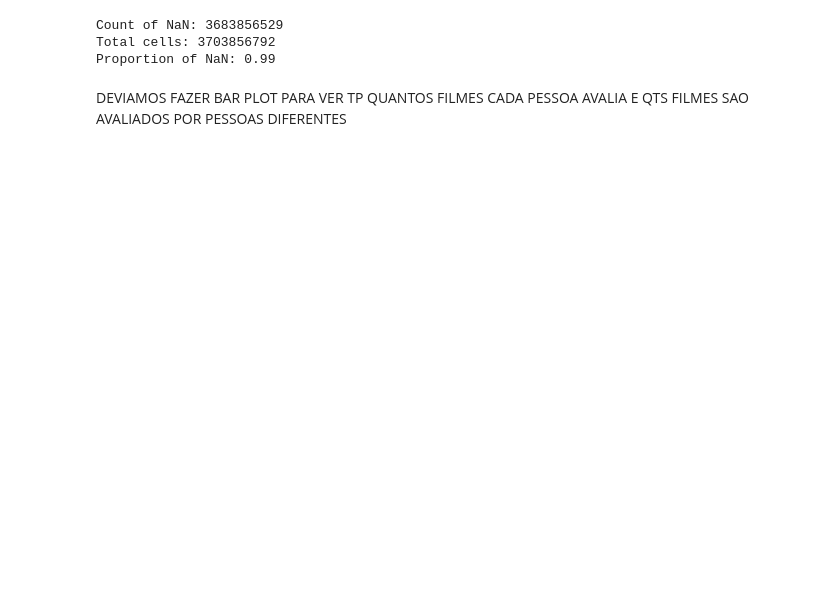
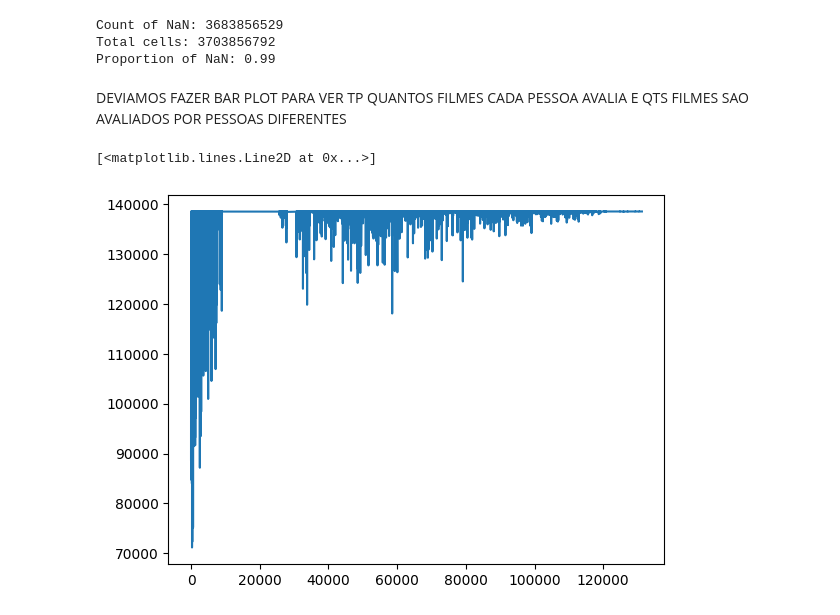
Before and after one commit to jepe06/Project2--Recommender-System, a Jupyter notebook: 01 data.ipynb, the cells around one changed output. Saved outputs shown, nothing was run; the diff lists cells and outputs as text; code cells hidden in the pictures; blank space fills up the shorter version.

```diff
--- a/01 data.ipynb
+++ b/01 data.ipynb
@@ -57,3 +63,9 @@ Total cells: 3703856792
 Proportion of NaN: 0.99
 # %% [markdown]
 DEVIAMOS FAZER BAR PLOT PARA VER TP QUANTOS FILMES CADA PESSOA AVALIA E QTS FILMES SAO AVALIADOS POR PESSOAS DIFERENTES
+# %%
+na_per_row = matrix.isna().sum(axis=1)
+plt.plot(na_per_row) # qnt mais elevado, mais nan tem na linha
+# %% [output]
+[<matplotlib.lines.Line2D at 0x...>]
+[figure, added]
```
Also changed, not shown: parts of 9 cells of this notebook.
